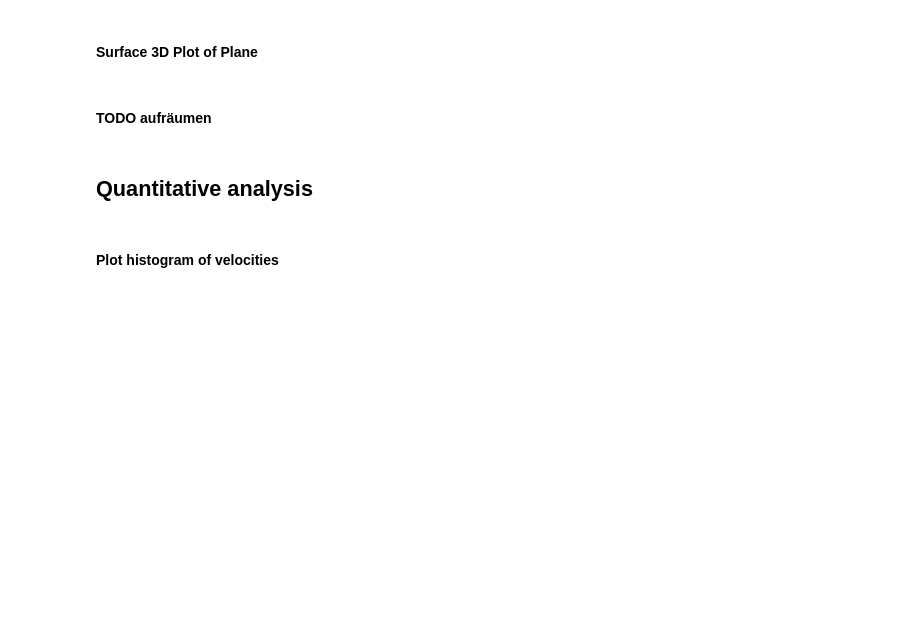
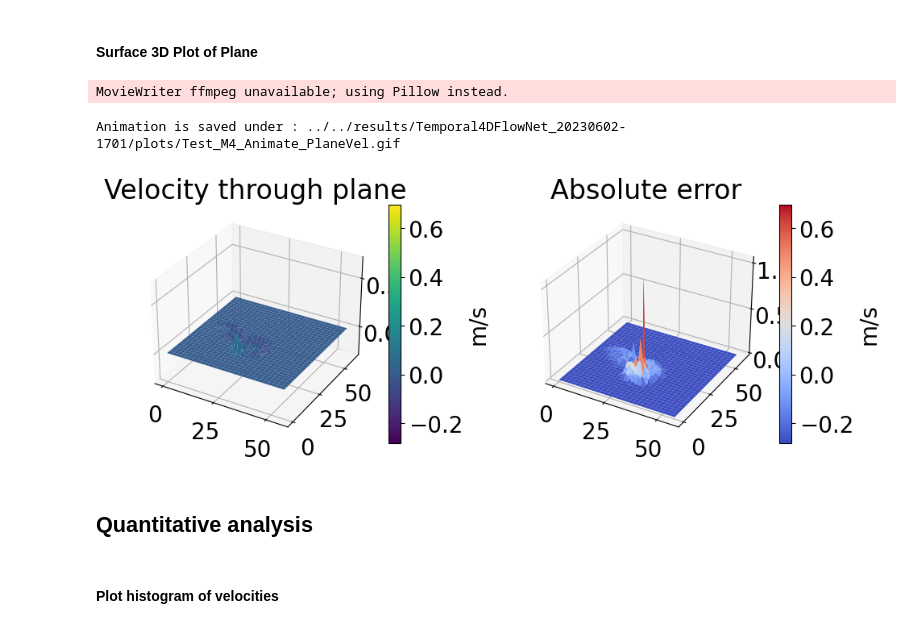
Before and after one commit to PiaaCaa/4DFlowNet, a Jupyter notebook: src/notebooks/evaluate_plots.ipynb, the cells around one changed output. Drawn from its saved outputs; the diff is of its cells as text; code cells hidden in the pictures; blank space fills up the shorter version.

```diff
--- a/src/notebooks/evaluate_plots.ipynb
+++ b/src/notebooks/evaluate_plots.ipynb
@@ -1322,29 +1549,30 @@ if False:
-# %% [markdown]
-#### TODO aufräumen
 # %%
-########
+#--------------static plot------------------
+if False:
+    #ax = fig.add_subplot(1, 1, 1, projection='3d')
+    fig, ax = plt.subplots(subplot_kw={"projection": "3d"})
+    x, y = np.where(line_plane !=0)
+    z = V_plane.copy()
+    X, Y = np.meshgrid(range(line_plane.shape[1]), range(line_plane.shape[0]))
+    surf = ax.plot_surface(X, Y, z, cmap=cm.coolwarm)
+    fig.colorbar(surf)
+    plt.show()
+
+#--------------animation------------------
 N_frames = gt['u'].shape[0]
 
 point  = np.array([22, 25, 35])
-x_line = 22
 normal = np.array([-0.4, -0.5, 1]).astype(float) #[0, -0.5, 1]
 normal /= np.linalg.norm(normal) #normalize normal
-print('Normal vector norm:', np.linalg.norm(normal))
-
 d = -point.dot(normal)
 
 # create x,y
 xx, yy = np.meshgrid(range(0, gt['u'].shape[1]), range(0, gt['u'].shape[2]))
-
-# calculate corresponding z
-#TODO check if this is correct
 zz = (-normal[0] * xx - normal[1] * yy - d) * 1. /normal[2]
-
 
 #points in plane: 3D data, 1 where plane is, 0 where no plane
 points_in_plane = np.zeros_like(gt['mask'][t])
 points_in_plane[xx.flatten().astype(int), yy.flatten().astype(int), zz.flatten().astype(int)] = 1
-
 
 idx_plane =  np.where(points_in_plane>0)
 
@@ -1360,68 +1588,52 @@ errorZ_in_plane = error_absolut['w'][:, idx_plane[0], idx_plane[1], idx_plane[2]
 
 
 ###################################
-def create_temporal_plane_vel_surface(line_plane, vx_in_plane, vy_in_plane, vz_in_plane,errorX_in_plane, errorY_in_plane, errorZ_in_plane, normal, vel, title):
+def create_temporal_plane_vel_surface(line_plane, vx_in_plane, vy_in_plane, vz_in_plane,errorX_in_plane, errorY_in_plane, errorZ_in_plane, normal,normal_order):
 
     V_plane_all_T = vx_in_plane*normal[0]+ vy_in_plane*normal[1]+ vz_in_plane*normal[2]
-    Error_plane_projected = np.abs(errorX_in_plane*normal[0] + errorY_in_plane*normal[1]+ errorZ_in_plane*normal[2])
+    Error_plane_projected = np.abs(errorX_in_plane*normal[normal_order[0]] + errorY_in_plane*normal[normal_order[0]]+ errorZ_in_plane*normal[normal_order[0]])
     z_min, z_max = np.min(V_plane_all_T), np.max(V_plane_all_T)
     e_min, e_max = np.min(Error_plane_projected), np.max(Error_plane_projected)
 
 
     fig, (ax1, ax2) = plt.subplots(1, 2, subplot_kw={"projection": "3d"})
-    x, y = np.where(line_plane !=0)
-    z = V_plane.copy()
     X, Y = np.meshgrid(range(line_plane.shape[1]), range(line_plane.shape[0]))
     surf = ax1.plot_surface(X, Y, V_plane_all_T[0], cmap=cm.viridis,vmin = z_min, vmax = z_max)
-    fig.colorbar(surf)
+    fig.colorbar(surf, shrink = 0.4, label = 'm/s')
+    plt.title('Velocity through plane')
 
     surf = ax2.plot_surface(X, Y, Error_plane_projected[0], cmap=cm.coolwarm,vmin = z_min, vmax = z_max)
-    fig.colorbar(surf)
-
-    plt.title(title)
+    fig.colorbar(surf, shrink=0.4, label = 'm/s')
+    plt.title('Absolute error')
     plt.axis('off')
 
     #fig.subplots_adjust(left=0, bottom=0, right=1, top=1, wspace=None, hspace=None)
     plt.tight_layout()
 
-    # animation function.  This is called sequentially
+    # animation function - This is called sequentially
     def animate(frame):
         ax1.clear()
         ax2.clear()
-        V_plane_i = vx_in_plane[frame]*normal[0]+ vy_in_plane[frame]*normal[1]+ vz_in_plane[frame]*normal[2]
+        V_plane_i = vx_in_plane[frame]*normal[normal_order[0]]+ vy_in_plane[frame]*normal[normal_order[1]]+ vz_in_plane[frame]*normal[normal_order[2]]
         surf = ax1.plot_surface(X, Y, V_plane_i, cmap=cm.viridis,vmin = z_min, vmax = z_max)
         ax1.set_zlim(z_min,z_max)
+        ax1.set_title('Velocity through plane')
 
         surf = ax2.plot_surface(X, Y, Error_plane_projected[frame], cmap=cm.coolwarm)
         ax2.set_zlim(e_min,e_max)
-        # fig.colorbar(surf)
-        #return [im1]
+        ax2.set_title('Absolute error')
 
-    anim = animation.FuncAnimation(fig,animate, #init_func=init,
-                                frames = 50,
-                                interval = 100) # in ms)
-    anim.save(f'{eval_dir}/{set_name}_M{data_model}_Animate_PlaneVel_{title}_{vel}_Slower.gif', fps=5)
-
+    anim = animation.FuncAnimation(fig,animate, frames = 50) # in ms)
+    print(f'Animation is saved under : {eval_dir}/{set_name}_M{data_model}_Animate_PlaneVel.gif')
+    anim.save(f'{eval_dir}/{set_name}_M{data_model}_Animate_Surface_PlaneVel.gif', fps=5)
 
 #############################################0
-t = 35
-#plane parameters
 
-
-print(vx_in_plane.shape)
-#Velocity through plane
-V_plane = vx_in_plane[t]*normal[0]+ vy_in_plane[t]*normal[1]+ vz_in_plane[t]*normal[2]
-#######
-#ax = fig.add_subplot(1, 1, 1, projection='3d')
-fig, ax = plt.subplots(subplot_kw={"projection": "3d"})
-x, y = np.where(line_plane !=0)
-z = V_plane.copy()
-X, Y = np.meshgrid(range(line_plane.shape[1]), range(line_plane.shape[0]))
-surf = ax.plot_surface(X, Y, V_plane, cmap=cm.coolwarm)
-fig.colorbar(surf)
-plt.show()
-
-# create_temporal_plane_vel_surface(line_plane, vx_in_plane, vy_in_plane, vz_in_plane,errorX_in_plane, errorY_in_plane, errorZ_in_plane,normal, 'Plane vel', 'Test')
+create_temporal_plane_vel_surface(line_plane, vx_in_plane, vy_in_plane, vz_in_plane,errorX_in_plane, errorY_in_plane, errorZ_in_plane,normal,[2, 1, 0])
+# %% [output]
+MovieWriter ffmpeg unavailable; using Pillow instead.
+Animation is saved under : ../../results/Temporal4DFlowNet_20230602-1701/plots/Test_M4_Animate_PlaneVel.gif
+[figure, added]
 # %% [markdown]
 ## Quantitative analysis
 # %% [markdown]
```
Also changed, not shown: parts of 33 cells of this notebook.
